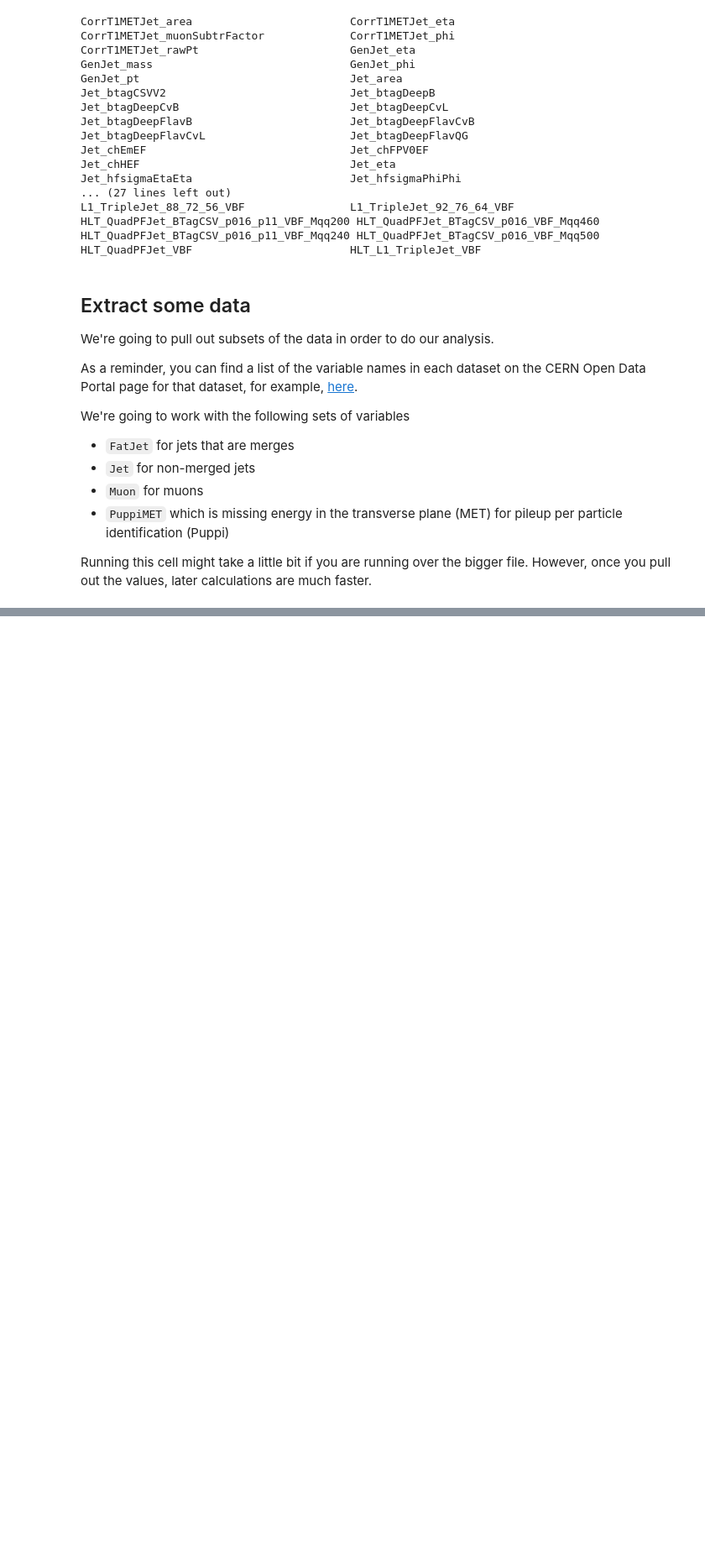
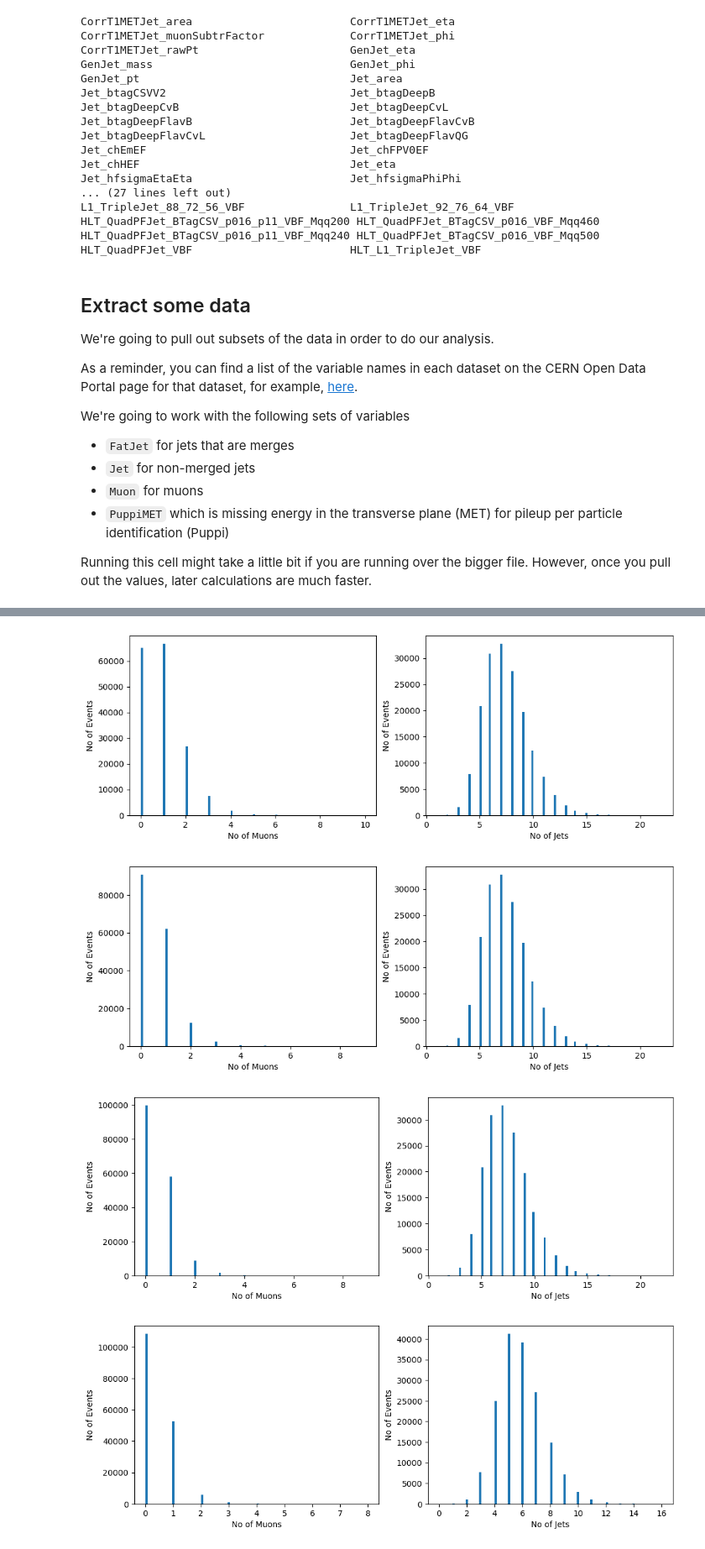
Before and after one commit to mattbellis/CMS-top-BNV2, a Jupyter notebook: analysis_template_Samyak.ipynb, the cells around one changed output, grey strips where cells are left out. Shown: that part at 84% size. Cells and saved outputs as stored; diff of their text form; code cells hidden in the pictures; blank space fills up the shorter version.

```diff
--- a/analysis_template_Samyak.ipynb
+++ b/analysis_template_Samyak.ipynb
@@ -272,0 +296,30 @@ This was the change
+# %%
+#Simple Muon and Jet cuts
+muon_cut = muon_pt > 20
+jet_cut = jet_pt > 20
+
+cuts = [0, 10, 15, 20, 30]
+for cut in cuts:
+    muon_cut = muon_pt > cut
+    jet_cut = jet_pt > cut
+
+    muon_pt_cut = muon_pt[muon_cut]
+    jet_pt_cut = jet_pt[jet_cut]
+
+    nmuon = ak.num(muon_pt_cut)
+    njet = ak.num(jet_pt_cut)
+
+    plt.figure(figsize=(12,4))
+    plt.subplot(1,2,1)
+    plt.hist(nmuon, bins=100);
+    plt.xlabel("No of Muons")
+    plt.ylabel("No of Events")
+    plt.subplot(1,2,2)
+    plt.hist(njet,bins=100);
+    plt.xlabel("No of Jets")
+    plt.ylabel("No of Events")
+# %% [output]
+[figure, added]
+[figure, added]
+[figure, added]
+[figure, added]
```
Also changed, not shown: parts of 11 cells of this notebook.
